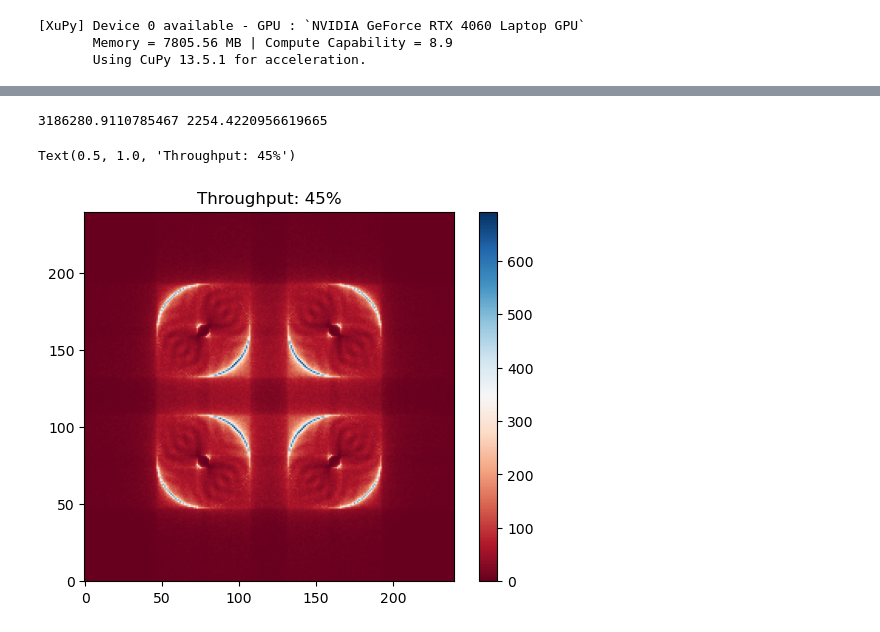
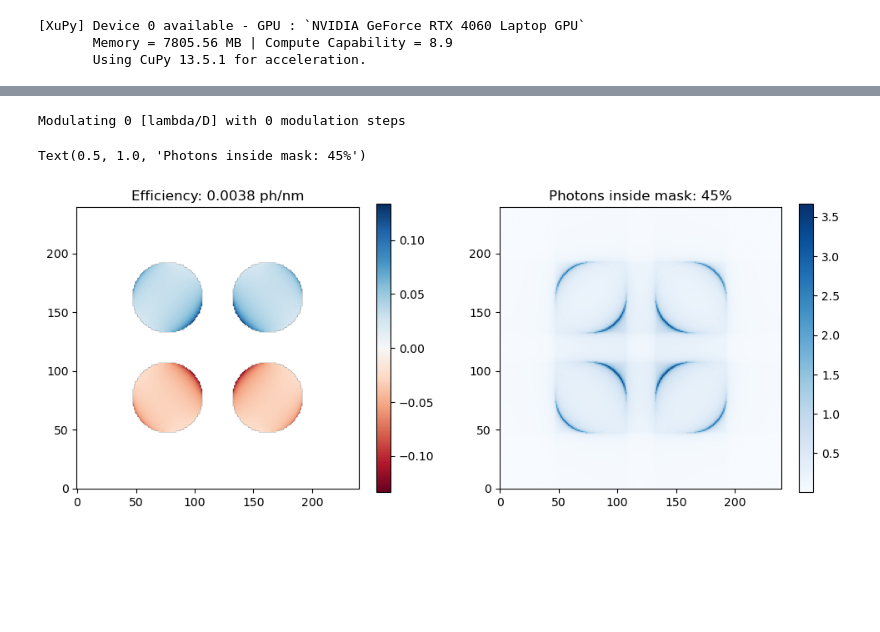
Before and after one commit to ArcetriAdaptiveOptics/ekarus, a Jupyter notebook: ekarus/notebooks/pyrPinna.ipynb, the cells around one changed output, grey strips where cells are left out. Drawn from its saved outputs; the diff is of its cells as text; code cells hidden in the pictures; blank space fills up the shorter version.

Commit message:
Verbose change modulation option

```diff
--- a/ekarus/notebooks/pyrPinna.ipynb
+++ b/ekarus/notebooks/pyrPinna.ipynb
@@ -9,7 +10,6 @@ from numpy.ma import masked_array
        Memory = 7805.56 MB | Compute Capability = 8.9
        Using CuPy 13.5.1 for acceleration.
 # %%
-ssao = SingleStageAO('ristretto')
-KL,_ = ssao.define_KL_modes(ssao.dm,zern_modes=2)
-ssao.ccd.RON = 0
+wt = WooferTweeterAO('test_wfs')#'ristretto')
+KL,_ = wt.define_KL_modes(wt.dm,zern_modes=2)
 # %% [output]
@@ -19,17 +34,18 @@ Unobscured actuators: 1228/1240
 # %%
-mode_id = 200
+mode_id = 1
 mode = KL[mode_id,:]
 amp = 1e-8
 
-m2rad = 2*xp.pi/ssao.pyr.lambdaInM
-lambdaOverD = ssao.pyr.lambdaInM/ssao.pupilSizeInM
-nPhotons = 1e+6
+m2rad = 2*xp.pi/wt.wfs1.lambdaInM
+lambdaOverD = wt.wfs1.lambdaInM/wt.pupilSizeInM
+nPhotons = None
 
-ef_amp = 1-ssao.cmask
-in_ef = ef_amp * xp.exp(1j*reshape_on_mask(mode*amp*m2rad,ssao.cmask),dtype=xp.cfloat)
+ef_amp = 1-wt.cmask
+in_ef = ef_amp * xp.exp(1j*reshape_on_mask(mode*amp*m2rad,wt.cmask),dtype=xp.cfloat)
+
 
 plt.figure()
-plt.imshow(masked_array(xp.asnumpy(xp.angle(in_ef)),xp.asnumpy(ssao.cmask)),origin='lower',cmap='RdBu')
+plt.imshow(masked_array(xp.asnumpy(xp.angle(in_ef)),xp.asnumpy(wt.cmask)),origin='lower',cmap='RdBu')
 plt.colorbar()
 # %% [output]
 <matplotlib.colorbar.Colorbar at 0x...>
@@ -37,29 +100,24 @@ plt.colorbar()
 # %%
+wt.wfs1.set_modulation_angle(0.0)
 # Unmodulated case
-# intensity = ssao.pyr.get_intensity(in_ef,lambda0OverD=lambdaOverD)
-# image = ssao.ccd.image_on_detector(intensity, photon_flux=nPhotons)
-push_slopes = ssao.sc.compute_slopes(in_ef,lambdaOverD=lambdaOverD,nPhotons=nPhotons)
-pull_slopes = ssao.sc.compute_slopes(xp.conj(in_ef),lambdaOverD=lambdaOverD,nPhotons=nPhotons)
-slopes = (push_slopes-pull_slopes)/amp
-unmod_img = ssao.ccd.last_frame.copy()
+slopes,dframe = get_delta_slope(in_ef,lambdaOverD)
+unmod_img = wt.ccd1.last_frame.copy()
 
-unnorm_slopes = slopes*xp.mean(xp.hstack([unmod_img[~ssao.sc._roi_masks[i]] for i in range(4)]))/4
+efficiency = xp.sum(xp.abs(dframe[pyr_masks.astype(bool)]))/flux
+nPhotOut = xp.sum(unmod_img[pyr_masks.astype(bool)])
+thrp = nPhotOut/flux
 
-nPhotOut = xp.sum(xp.hstack([unmod_img[~ssao.sc._roi_masks[i]] for i in range(4)]))
-
-
-flux = xp.sum(unmod_img)
-thrp = nPhotOut/flux
-snr = xp.std(unnorm_slopes)/xp.sqrt(flux)
-
-print(snr,xp.std(unnorm_slopes)/flux)
-
-plt.figure()
-plt.imshow(xp.asnumpy(unmod_img),origin='lower',cmap='RdBu')
+plt.figure(figsize=(12,4.5))
+plt.subplot(1,2,1)
+plt.imshow(masked_array(xp.asnumpy(dframe),mask=xp.asnumpy(1-pyr_masks)),origin='lower',cmap='RdBu')
 plt.colorbar()
-plt.title(f'Throughput: {thrp*1e+2:1.0f}%')
+plt.title(f'Efficiency: {efficiency/(amp*1e+9):1.4f} ph/nm')
+plt.subplot(1,2,2)
+plt.imshow(xp.asnumpy(unmod_img),origin='lower',cmap='Blues')
+plt.colorbar()
+plt.title(f'Photons inside mask: {thrp*1e+2:1.0f}%')
 # %% [output]
-3186280.9110785467 2254.4220956619665
+Modulating 0 [lambda/D] with 0 modulation steps
-Text(0.5, 1.0, 'Throughput: 45%')
+Text(0.5, 1.0, 'Photons inside mask: 45%')
-[figure, old version]
+[figure, new version]
 # %%
```
Also changed, not shown: parts of 9 cells of this notebook, 2 other files.
